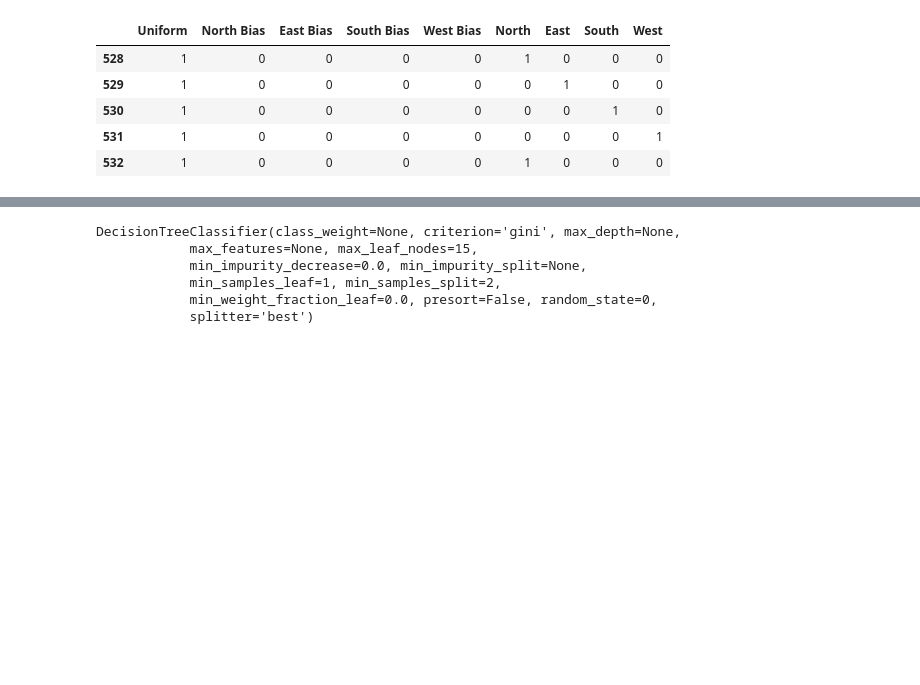
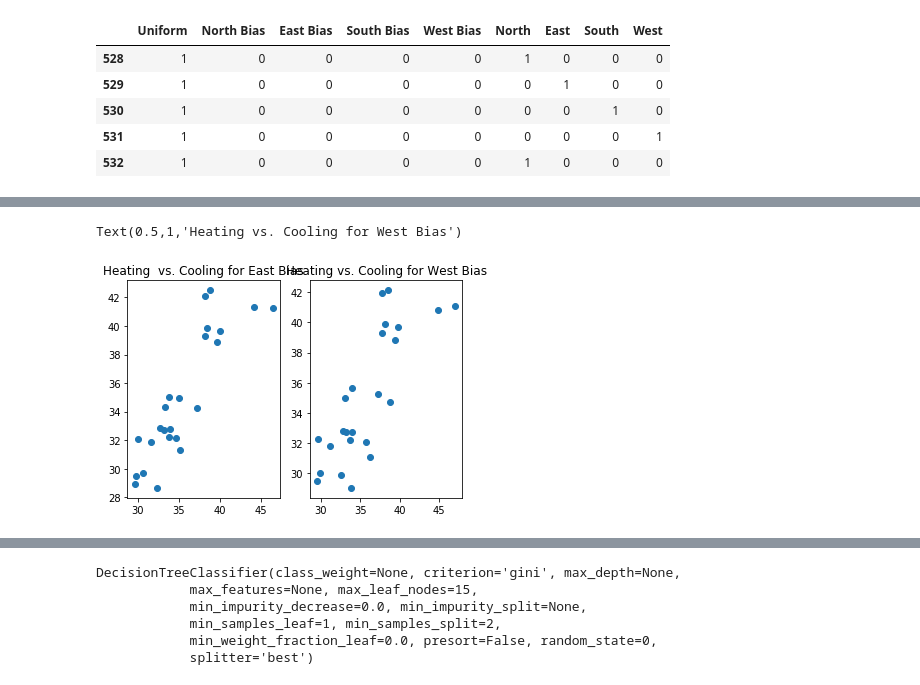
Before and after one commit to pezLyfe/EnergyEfficiency, a Jupyter notebook: EnergyEfficiency_Latest.ipynb, the cells around one changed output, grey strips where cells are left out. Cells and saved outputs as stored; diff of their text form; code cells hidden in the pictures; blank space fills up the shorter version.

```diff
--- a/EnergyEfficiency_Latest.ipynb
+++ b/EnergyEfficiency_Latest.ipynb
@@ -391,0 +426,16 @@ finalDF.head()
+# %%
+hy = east['HeatLoad']
+hx = east['CoolLoad']
+cy = west['HeatLoad']
+cx = west['CoolLoad']
+
+plt.subplot(1, 2, 1)
+plt.scatter(hx, hy)
+plt.title('Heating  vs. Cooling for East Bias')
+
+plt.subplot(1, 2, 2)
+plt.scatter(cx, cy)
+plt.title('Heating vs. Cooling for West Bias')
+# %% [output]
+Text(0.5,1,'Heating vs. Cooling for West Bias')
+[figure, added]
```
Also changed, not shown: parts of 11 cells of this notebook.
